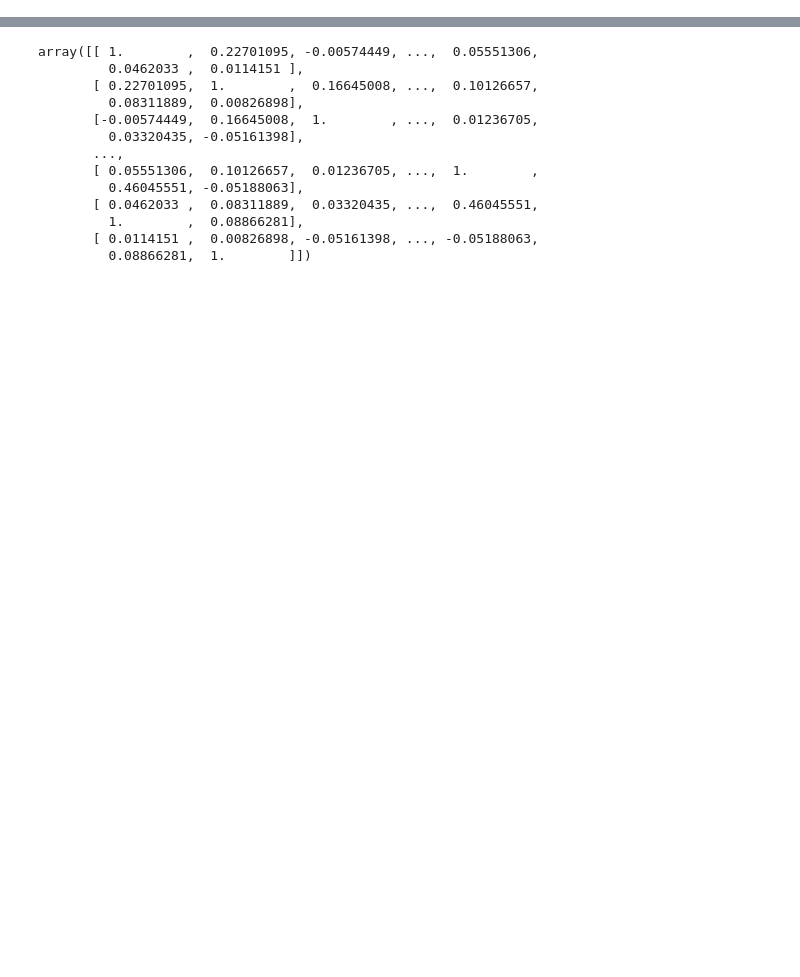
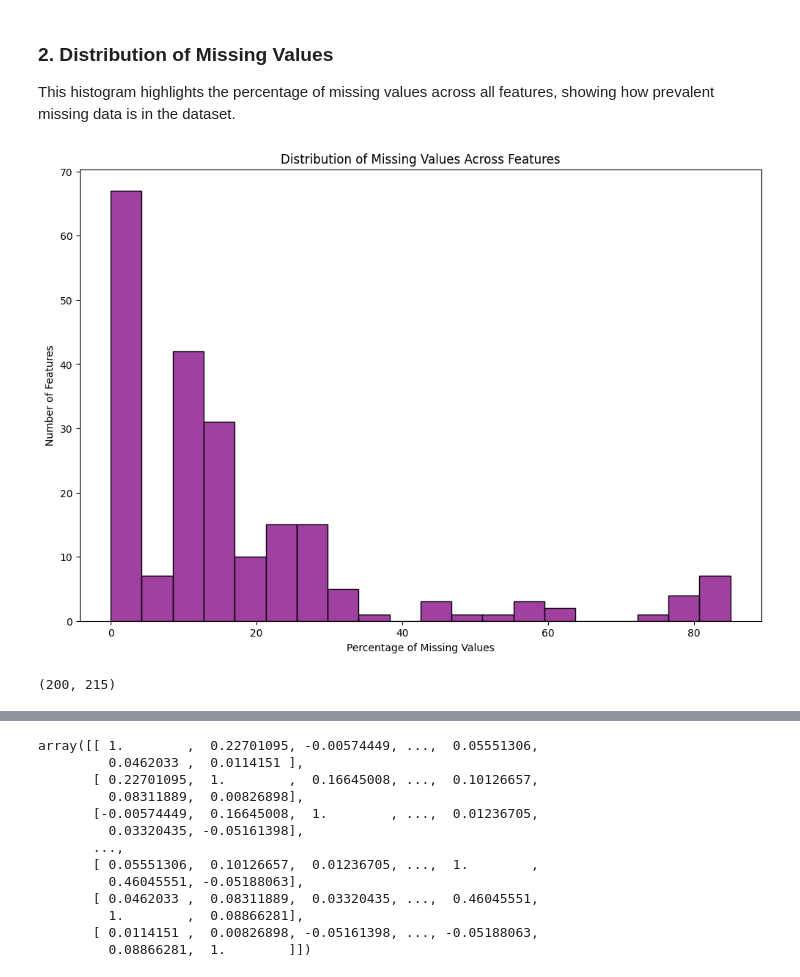
Before and after one commit to CarolineMorton12/asef, a Jupyter notebook: main.ipynb, the cells around one changed output, grey strips where cells are left out. Cells and saved outputs as stored; diff of their text form; code cells hidden in the pictures; blank space fills up the shorter version.

```diff
--- a/main.ipynb
+++ b/main.ipynb
@@ -41 +65,20 @@ data.shape
+# %% [markdown]
+### 2. Distribution of Missing Values
+This histogram highlights the percentage of missing values across all features, showing how prevalent missing data is in the dataset.
+# %%
+missing_values = (data == 0).mean() * 100
+plt.figure(figsize=(12, 8))
+sns.histplot(missing_values, bins=20, color="purple")
+plt.title("Distribution of Missing Values Across Features")
+plt.xlabel("Percentage of Missing Values")
+plt.ylabel("Number of Features")
+plt.show()
+# %% [output]
+[figure, added]
+# %%
+# Replace negative numbers with null values
+data = data.clip(lower=0,)
+data.shape
+# %% [output]
+(200, 215)
 # %%
```
Also changed, not shown: parts of 19 cells of this notebook, 3 other files.
